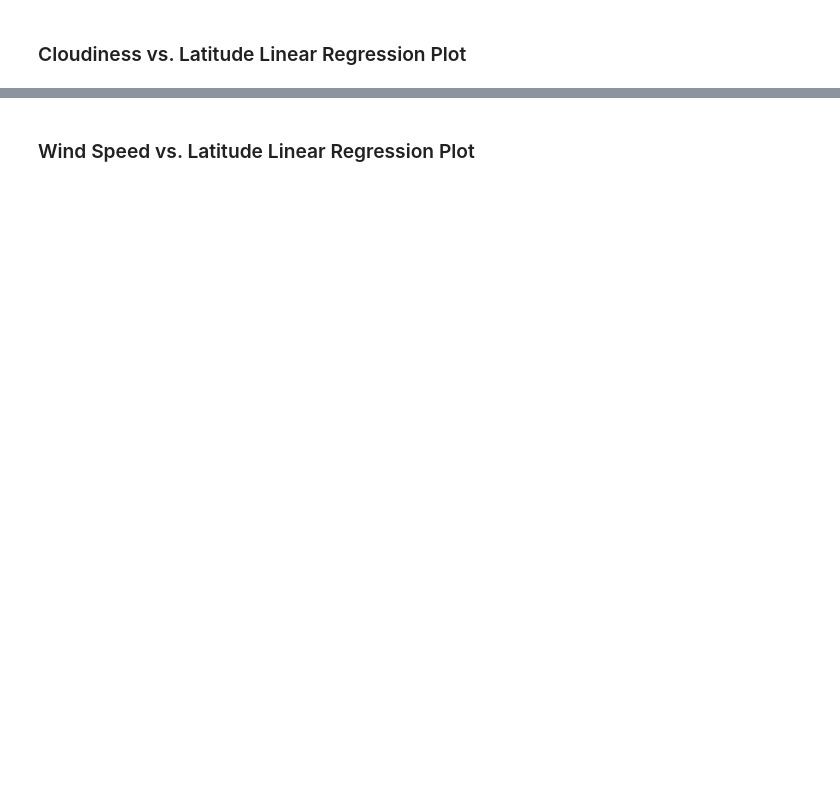
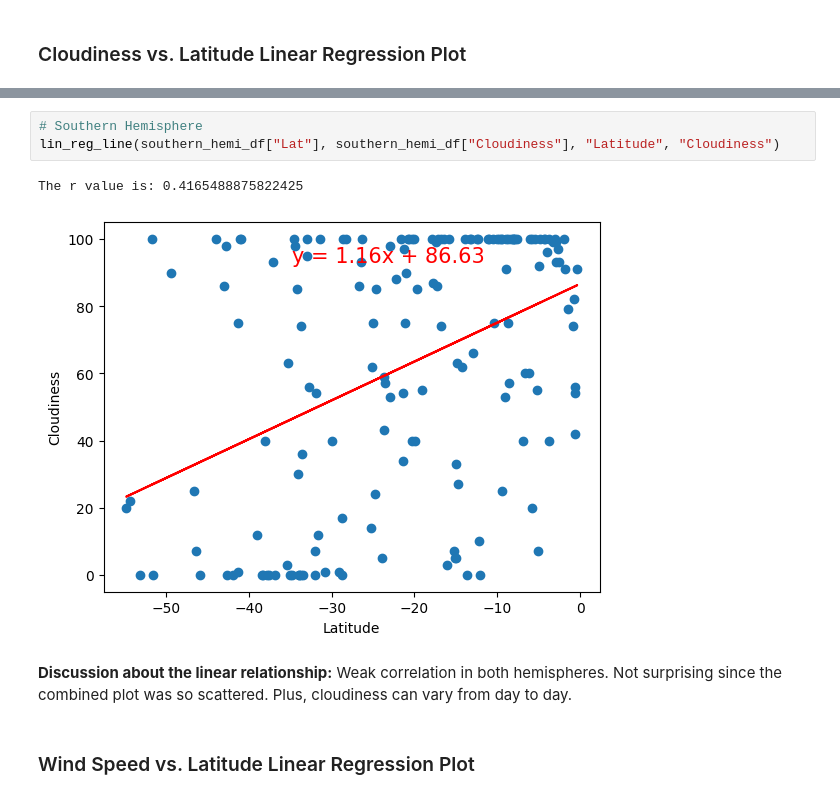
Before and after one commit to MissDysart/python-api-challenge, a Jupyter notebook: WeatherPy.ipynb, the cells around one changed output, grey strips where cells are left out. Drawn from its saved outputs; the diff is of its cells as text; blank space fills up the shorter version.

```diff
--- a/WeatherPy.ipynb
+++ b/WeatherPy.ipynb
@@ -384,2 +351,10 @@ The r-value is: 0.02056735429994368
+# %%
+# Southern Hemisphere
+lin_reg_line(southern_hemi_df["Lat"], southern_hemi_df["Cloudiness"], "Latitude", "Cloudiness")
+# %% [output]
+The r value is: 0.4165488875822425
+[figure, added]
+# %% [markdown]
+**Discussion about the linear relationship:** Weak correlation in both hemispheres. Not surprising since the combined plot was so scattered. Plus, cloudiness can vary from day to day.
 # %% [markdown]
 ### Wind Speed vs. Latitude Linear Regression Plot
```
Also changed, not shown: parts of 20 cells of this notebook, 2 other files.
